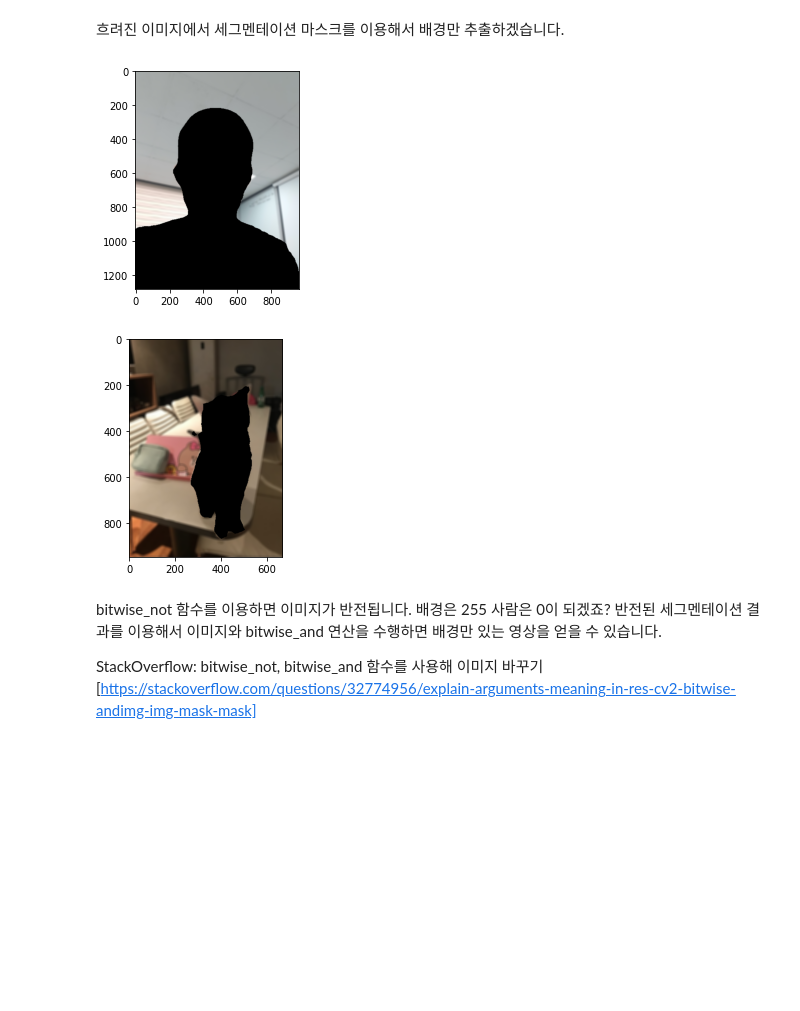
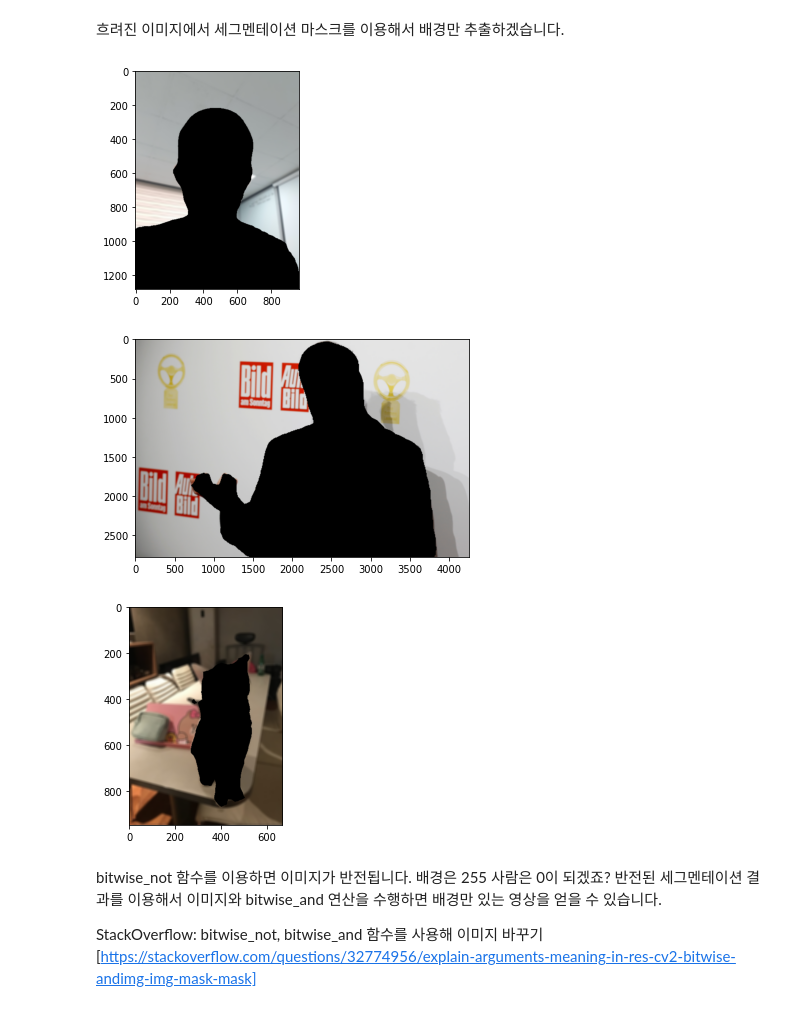
Before and after one commit to peter1505/AIFFEL, a Jupyter notebook: face_blur.ipynb, the cells around one changed output. Saved outputs shown, nothing was run; the diff lists cells and outputs as text; code cells hidden in the pictures; blank space fills up the shorter version.

```diff
--- a/face_blur.ipynb
+++ b/face_blur.ipynb
@@ -276,10 +276,15 @@ plt.imshow(cv2.cvtColor(img_orig_blur, cv2.COLOR_BGR2RGB))
 plt.show()
 
 
-# selfie chormakey (ToDo)
-
+# elon blur
+elon_img_orig_blur = cv2.blur(elon_img_orig, (13,13)) #(13,13)은 blurring  kernel size를 뜻합니다.
+plt.imshow(cv2.cvtColor(elon_img_orig_blur, cv2.COLOR_BGR2RGB))
+plt.show()
 
 # animation character blur
+ani_img_orig_blur = cv2.blur(ani_img_orig, (13,13)) #(13,13)은 blurring  kernel size를 뜻합니다.
+plt.imshow(cv2.cvtColor(ani_img_orig_blur, cv2.COLOR_BGR2RGB))
+plt.show()
 
 # cat blur
 cat_img_orig_blur = cv2.blur(cat_img_orig, (13,13)) #(13,13)은 blurring  kernel size를 뜻합니다.
@@ -311,8 +318,34 @@ plt.show()
 
 
 
-# Selfie Chroma key (ToDo)
+# elon blur
+elon_img_mask_up = cv2.resize(elon_img_mask, elon_img_orig.shape[:2][::-1], interpolation=cv2.INTER_LINEAR)
+_, elon_img_mask_up = cv2.threshold(elon_img_mask_up, 128, 255, cv2.THRESH_BINARY)
 
+ax = plt.subplot(1,2,1)
+plt.imshow(elon_img_mask_up, cmap=plt.cm.binary_r)
+ax.set_title('Original Size Mask')
+
+ax = plt.subplot(1,2,2)
+plt.imshow(elon_img_mask, cmap=plt.cm.binary_r)
+ax.set_title('DeepLab Model Mask')
+
+plt.show()
+
+
+# ani blur
+ani_img_mask_up = cv2.resize(ani_img_mask, ani_img_orig.shape[:2][::-1], interpolation=cv2.INTER_LINEAR)
+_, ani_img_mask_up = cv2.threshold(ani_img_mask_up, 128, 255, cv2.THRESH_BINARY)
+
+ax = plt.subplot(1,2,1)
+plt.imshow(ani_img_mask_up, cmap=plt.cm.binary_r)
+ax.set_title('Original Size Mask')
+
+ax = plt.subplot(1,2,2)
+plt.imshow(ani_img_mask, cmap=plt.cm.binary_r)
+ax.set_title('DeepLab Model Mask')
+
+plt.show()
 
 
 
@@ -350,24 +387,29 @@ plt.show()
 # %%
 # selfie blur
 img_mask_color = cv2.cvtColor(img_mask_up, cv2.COLOR_GRAY2BGR)
 img_bg_mask = cv2.bitwise_not(img_mask_color)
 img_bg_blur = cv2.bitwise_and(img_orig_blur, img_bg_mask)
 plt.imshow(cv2.cvtColor(img_bg_blur, cv2.COLOR_BGR2RGB))
 plt.show()
 
 
-# selfie chromakey
-
+# elon
+elon_img_mask_color = cv2.cvtColor(elon_img_mask_up, cv2.COLOR_GRAY2BGR)
+elon_img_bg_mask = cv2.bitwise_not(elon_img_mask_color)
+elon_img_bg_blur = cv2.bitwise_and(elon_img_orig_blur, elon_img_bg_mask)
+plt.imshow(cv2.cvtColor(elon_img_bg_blur, cv2.COLOR_BGR2RGB))
+plt.show()
 
 # cat blur
 cat_img_mask_color = cv2.cvtColor(cat_img_mask_up, cv2.COLOR_GRAY2BGR)
 cat_img_bg_mask = cv2.bitwise_not(cat_img_mask_color)
 cat_img_bg_blur = cv2.bitwise_and(cat_img_orig_blur, cat_img_bg_mask)
 plt.imshow(cv2.cvtColor(cat_img_bg_blur, cv2.COLOR_BGR2RGB))
 plt.show()
 # %% [output]
 [figure]
-[figure, old version]
+[figure, new version]
+[figure, added]
 # %% [markdown]
 bitwise_not 함수를 이용하면 이미지가 반전됩니다. 배경은 255 사람은 0이 되겠죠? 반전된 세그멘테이션 결과를 이용해서 이미지와 bitwise_and 연산을 수행하면 배경만 있는 영상을 얻을 수 있습니다.
 
```
Also changed, not shown: parts of 4 cells of this notebook.
